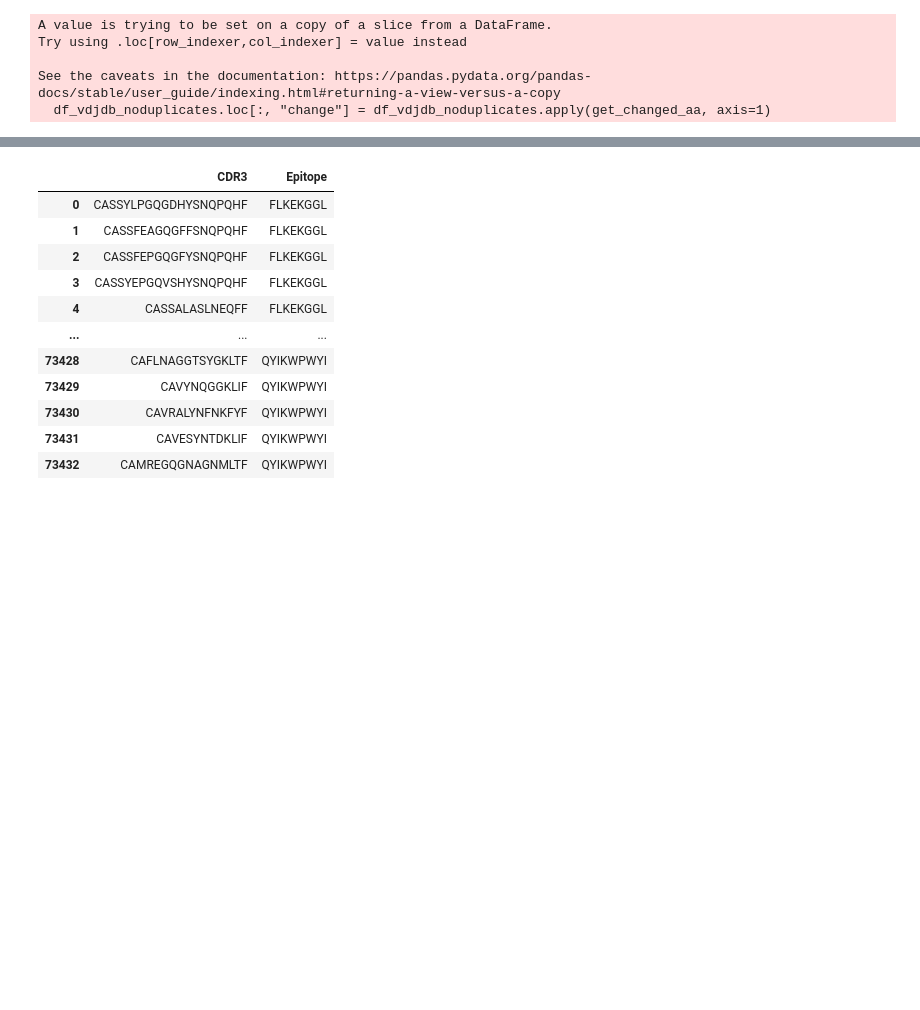
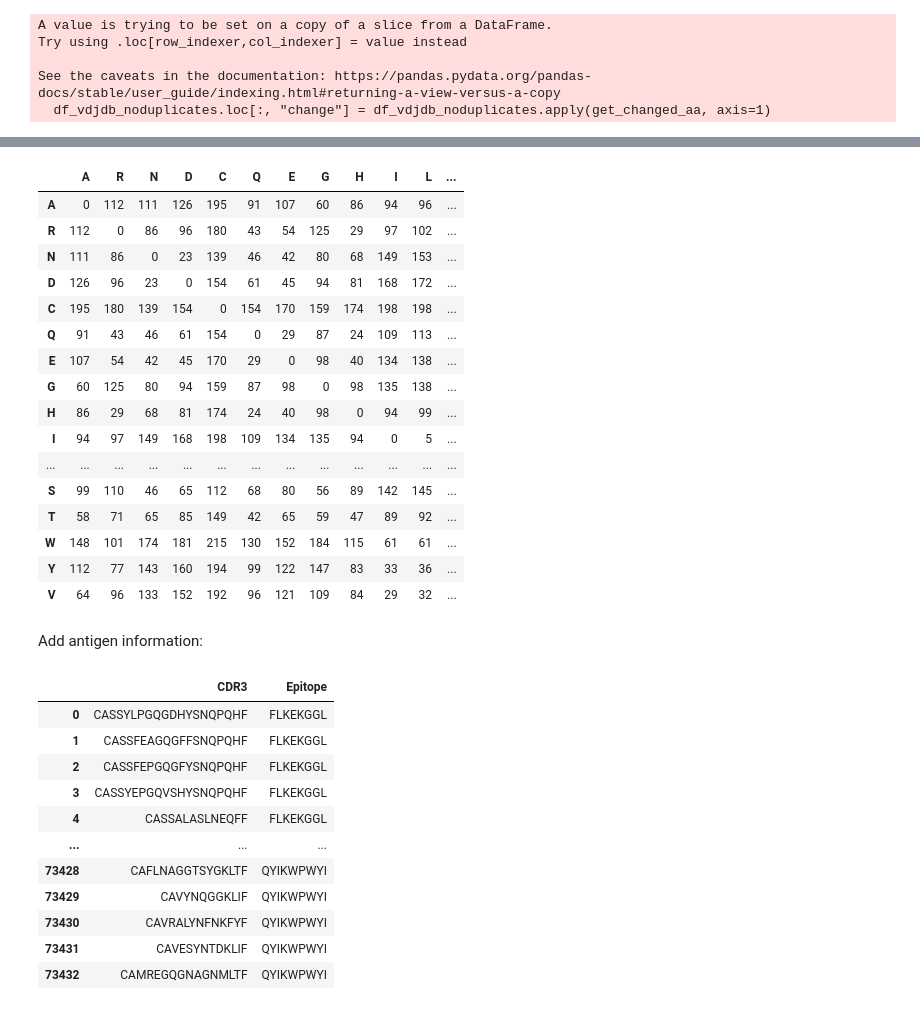
Before and after one commit to jbreynier/tcr_aligner, a Jupyter notebook: vdjdb_analysis.ipynb, the cells around one changed output, grey strips where cells are left out. Cells and saved outputs as stored; diff of their text form; code cells hidden in the pictures; blank space fills up the shorter version.

```diff
--- a/vdjdb_analysis.ipynb
+++ b/vdjdb_analysis.ipynb
@@ -413,3 +252,26 @@ df_vdjdb_noduplicates
+# %%
+df_grantham_matrix = pd.read_csv("data/grantham.matrix.txt", sep="\t")
+df_grantham_matrix.rename(columns={". A": "A"})
+# %% [output]
+|  | A | R | N | D | C | Q | E | G | H | I | L | ... |
+| A | 0 | 112 | 111 | 126 | 195 | 91 | 107 | 60 | 86 | 94 | 96 | ... |
+| R | 112 | 0 | 86 | 96 | 180 | 43 | 54 | 125 | 29 | 97 | 102 | ... |
+| N | 111 | 86 | 0 | 23 | 139 | 46 | 42 | 80 | 68 | 149 | 153 | ... |
+| D | 126 | 96 | 23 | 0 | 154 | 61 | 45 | 94 | 81 | 168 | 172 | ... |
+| C | 195 | 180 | 139 | 154 | 0 | 154 | 170 | 159 | 174 | 198 | 198 | ... |
+| Q | 91 | 43 | 46 | 61 | 154 | 0 | 29 | 87 | 24 | 109 | 113 | ... |
+| E | 107 | 54 | 42 | 45 | 170 | 29 | 0 | 98 | 40 | 134 | 138 | ... |
+| G | 60 | 125 | 80 | 94 | 159 | 87 | 98 | 0 | 98 | 135 | 138 | ... |
+| H | 86 | 29 | 68 | 81 | 174 | 24 | 40 | 98 | 0 | 94 | 99 | ... |
+| I | 94 | 97 | 149 | 168 | 198 | 109 | 134 | 135 | 94 | 0 | 5 | ... |
+| ... | ... | ... | ... | ... | ... | ... | ... | ... | ... | ... | ... | ... |
+| S | 99 | 110 | 46 | 65 | 112 | 68 | 80 | 56 | 89 | 142 | 145 | ... |
+| T | 58 | 71 | 65 | 85 | 149 | 42 | 65 | 59 | 47 | 89 | 92 | ... |
+| W | 148 | 101 | 174 | 181 | 215 | 130 | 152 | 184 | 115 | 61 | 61 | ... |
+| Y | 112 | 77 | 143 | 160 | 194 | 99 | 122 | 147 | 83 | 33 | 36 | ... |
+| V | 64 | 96 | 133 | 152 | 192 | 96 | 121 | 109 | 84 | 29 | 32 | ... |
+# %% [markdown]
+Add antigen information:
 # %%
 df_vdjdb_antigens = df_vdjdb.drop_duplicates(subset=["CDR3", "Epitope"]).loc[:, ["CDR3", "Epitope"]]
 df_vdjdb_antigens
```
Also changed, not shown: parts of 51 cells of this notebook, 4 other files.
